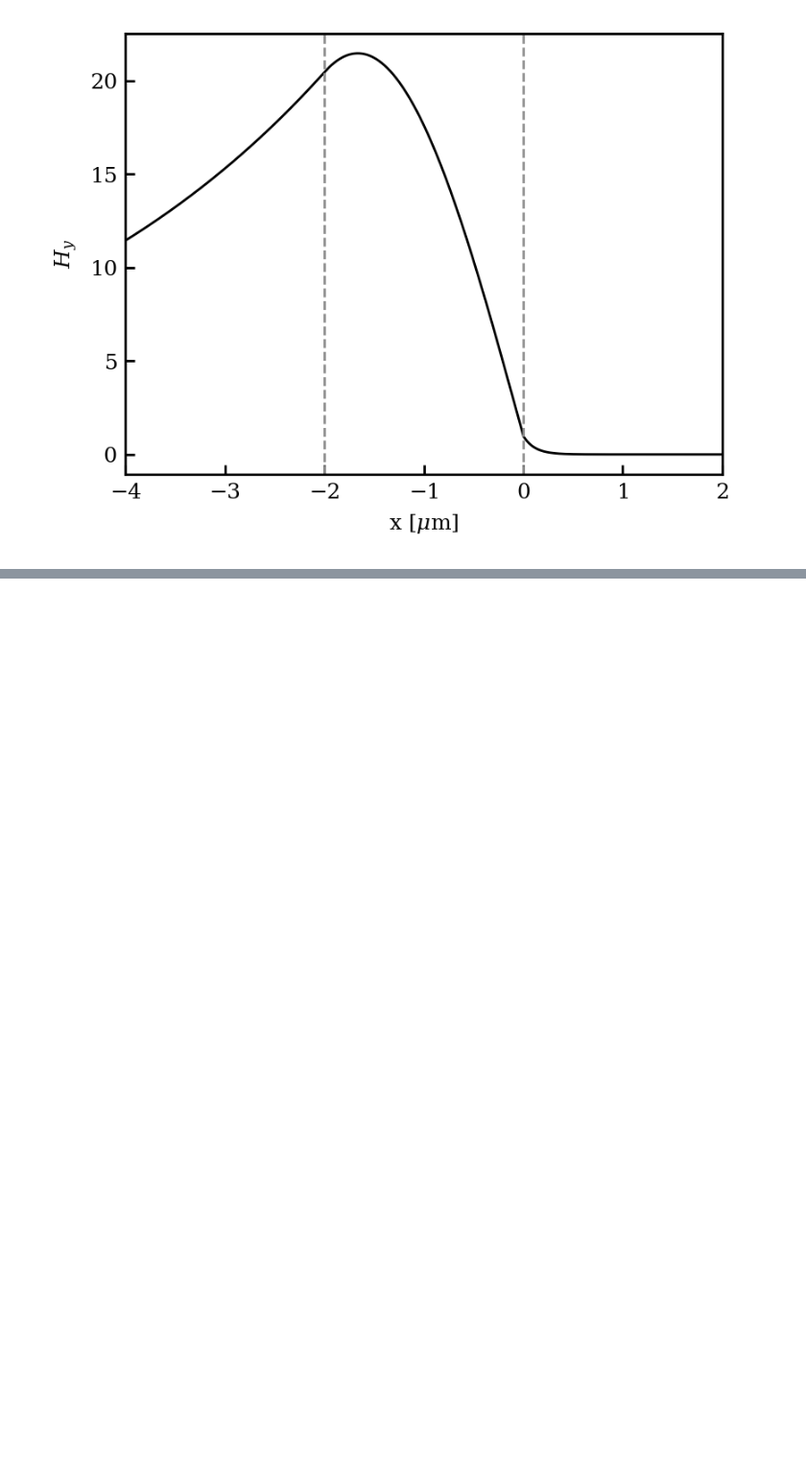
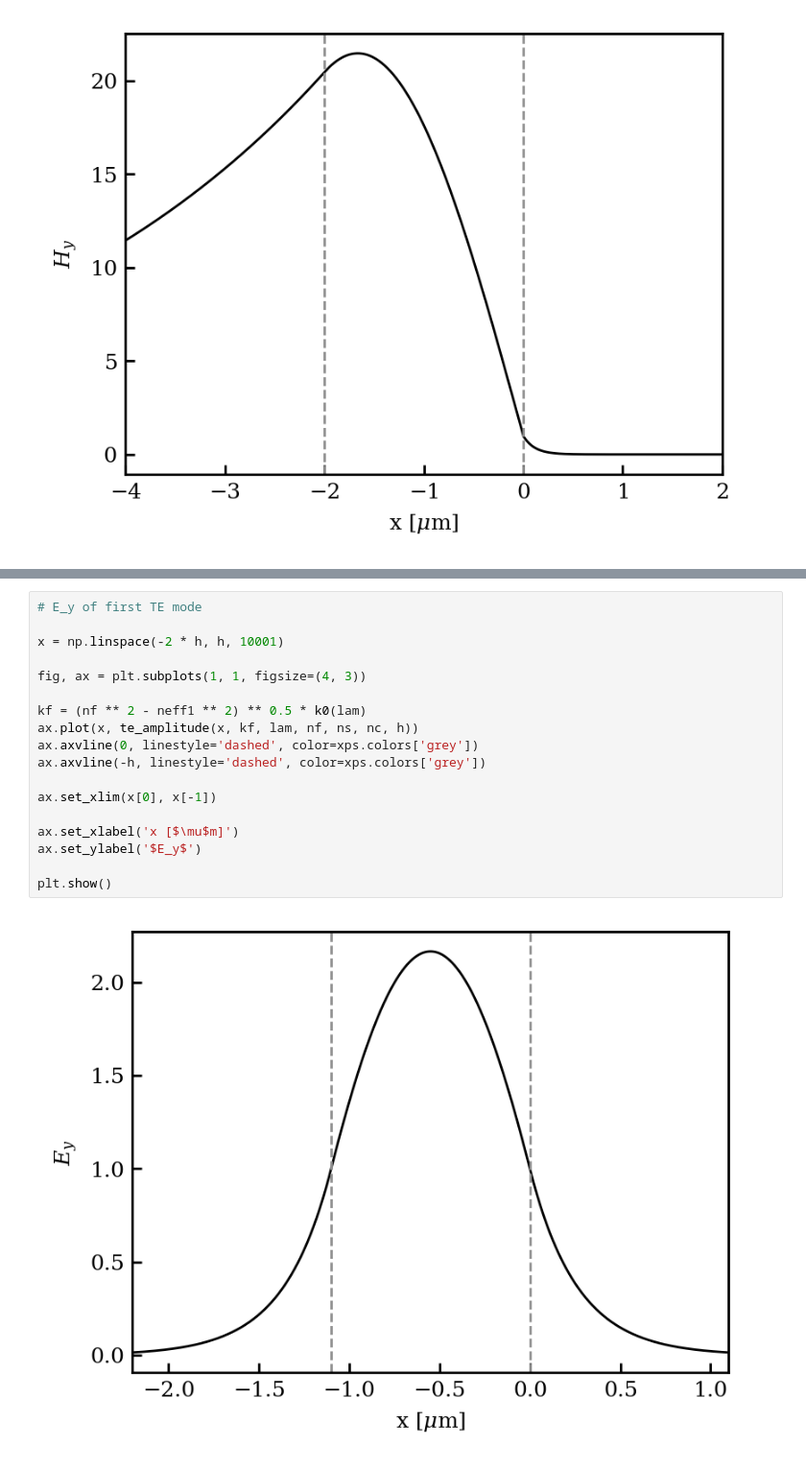
Before and after one commit to dachengx/fundamentals_of_photonics, a Jupyter notebook: hw5.ipynb, the cells around one changed output, grey strips where cells are left out. Shown at 96% size. Drawn from its saved outputs; the diff is of its cells as text; blank space fills up the shorter version.

```diff
--- a/hw5.ipynb
+++ b/hw5.ipynb
@@ -80,0 +113,20 @@ neff
+# %%
+# E_y of first TE mode
+
+x = np.linspace(-2 * h, h, 10001)
+
+fig, ax = plt.subplots(1, 1, figsize=(4, 3))
+
+kf = (nf ** 2 - neff1 ** 2) ** 0.5 * k0(lam)
+ax.plot(x, te_amplitude(x, kf, lam, nf, ns, nc, h))
+ax.axvline(0, linestyle='dashed', color=xps.colors['grey'])
+ax.axvline(-h, linestyle='dashed', color=xps.colors['grey'])
+
+ax.set_xlim(x[0], x[-1])
+
+ax.set_xlabel('x [$\mu$m]')
+ax.set_ylabel('$E_y$')
+
+plt.show()
+# %% [output]
+[figure, added]
```
Also changed, not shown: parts of 13 cells of this notebook, 1 other file.
